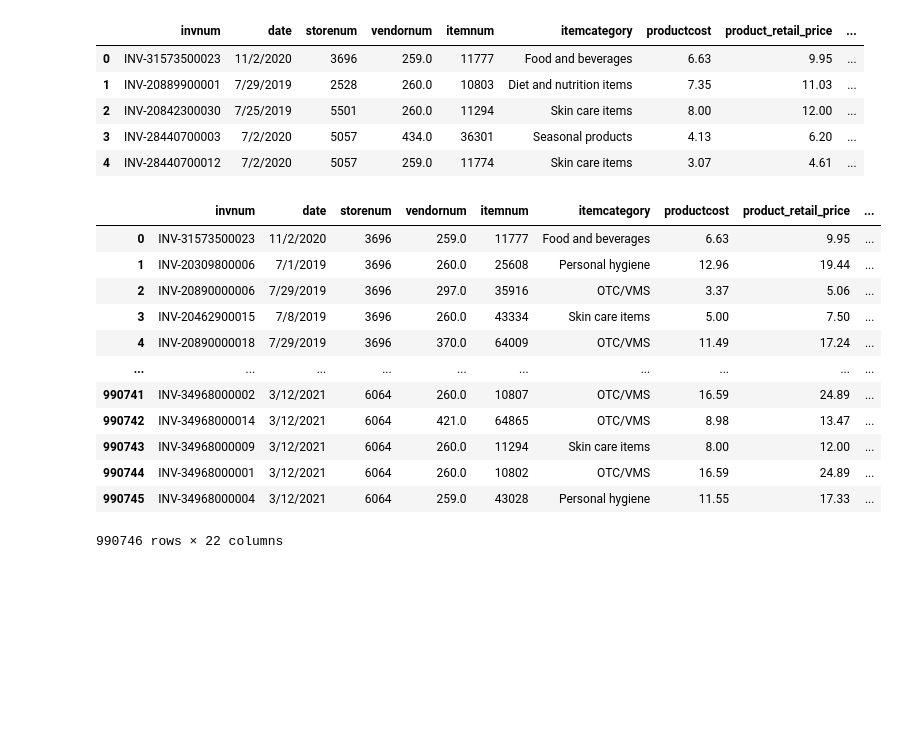
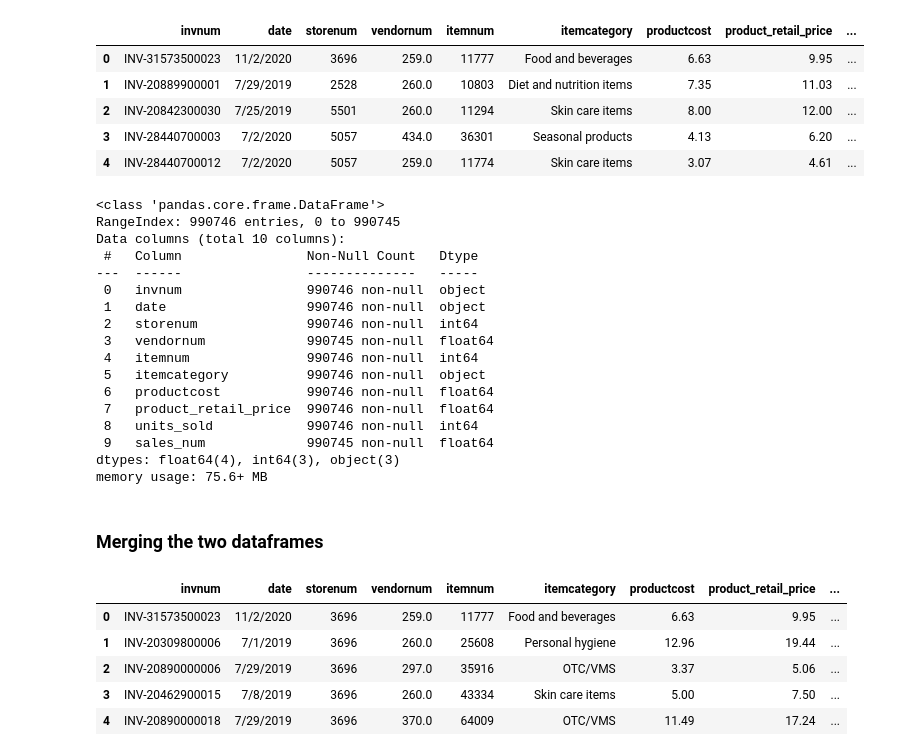
Before and after one commit to jymjam/Business-analytics-competition, a Jupyter notebook: data_cleaning/data_cleaning_RIT.ipynb, the cells around one changed output. Cells and saved outputs as stored; diff of their text form; code cells hidden in the pictures; blank space fills up the shorter version.

```diff
--- a/data_cleaning/data_cleaning_RIT.ipynb
+++ b/data_cleaning/data_cleaning_RIT.ipynb
@@ -56,4 +78,26 @@ df_sales.head()
 | 2 | INV-20842300030 | 7/25/2019 | 5501 | 260.0 | 11294 | Skin care items | 8.00 | 12.00 | ... |
 | 3 | INV-28440700003 | 7/2/2020 | 5057 | 434.0 | 36301 | Seasonal products | 4.13 | 6.20 | ... |
 | 4 | INV-28440700012 | 7/2/2020 | 5057 | 259.0 | 11774 | Skin care items | 3.07 | 4.61 | ... |
+# %%
+df_sales.info()
+# %% [output]
+<class 'pandas.core.frame.DataFrame'>
+RangeIndex: 990746 entries, 0 to 990745
+Data columns (total 10 columns):
+ #   Column                Non-Null Count   Dtype
+---  ------                --------------   -----
+ 0   invnum                990746 non-null  object
+ 1   date                  990746 non-null  object
+ 2   storenum              990746 non-null  int64
+ 3   vendornum             990745 non-null  float64
+ 4   itemnum               990746 non-null  int64
+ 5   itemcategory          990746 non-null  object
+ 6   productcost           990746 non-null  float64
+ 7   product_retail_price  990746 non-null  float64
+ 8   units_sold            990746 non-null  int64
+ 9   sales_num             990745 non-null  float64
+dtypes: float64(4), int64(3), object(3)
+memory usage: 75.6+ MB
+# %% [markdown]
+### Merging the two dataframes
 # %%
@@ -60,17 +106,10 @@ df_sales.head()
 df_merged = pd.merge(df_sales, df_info, on='storenum', how='outer')
 # %%
-df_merged
+df_merged.head()
 # %% [output]
 |  | invnum | date | storenum | vendornum | itemnum | itemcategory | productcost | product_retail_price | ... |
 | 0 | INV-31573500023 | 11/2/2020 | 3696 | 259.0 | 11777 | Food and beverages | 6.63 | 9.95 | ... |
 | 1 | INV-20309800006 | 7/1/2019 | 3696 | 260.0 | 25608 | Personal hygiene | 12.96 | 19.44 | ... |
 | 2 | INV-20890000006 | 7/29/2019 | 3696 | 297.0 | 35916 | OTC/VMS | 3.37 | 5.06 | ... |
 | 3 | INV-20462900015 | 7/8/2019 | 3696 | 260.0 | 43334 | Skin care items | 5.00 | 7.50 | ... |
 | 4 | INV-20890000018 | 7/29/2019 | 3696 | 370.0 | 64009 | OTC/VMS | 11.49 | 17.24 | ... |
-| ... | ... | ... | ... | ... | ... | ... | ... | ... | ... |
-| 990741 | INV-34968000002 | 3/12/2021 | 6064 | 260.0 | 10807 | OTC/VMS | 16.59 | 24.89 | ... |
-| 990742 | INV-34968000014 | 3/12/2021 | 6064 | 421.0 | 64865 | OTC/VMS | 8.98 | 13.47 | ... |
-| 990743 | INV-34968000009 | 3/12/2021 | 6064 | 260.0 | 11294 | Skin care items | 8.00 | 12.00 | ... |
-| 990744 | INV-34968000001 | 3/12/2021 | 6064 | 260.0 | 10802 | OTC/VMS | 16.59 | 24.89 | ... |
-| 990745 | INV-34968000004 | 3/12/2021 | 6064 | 259.0 | 43028 | Personal hygiene | 11.55 | 17.33 | ... |
-990746 rows × 22 columns
```
Also changed, not shown: parts of 13 cells of this notebook, 2 other files.
